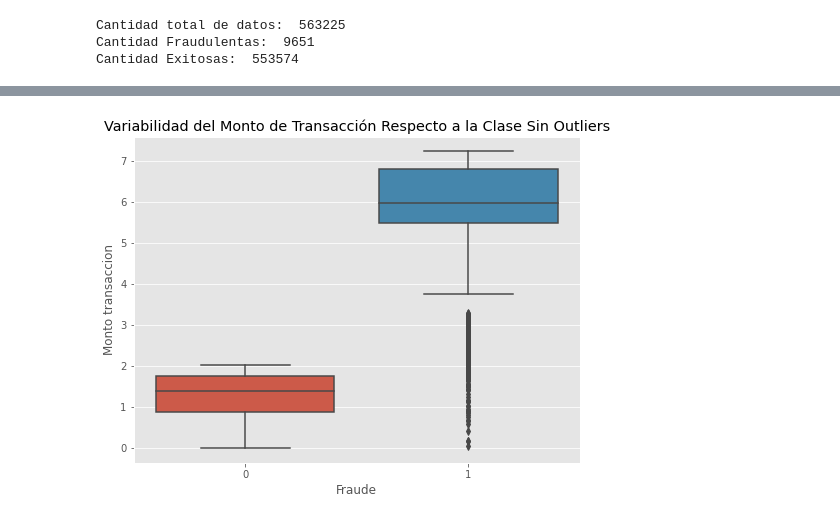
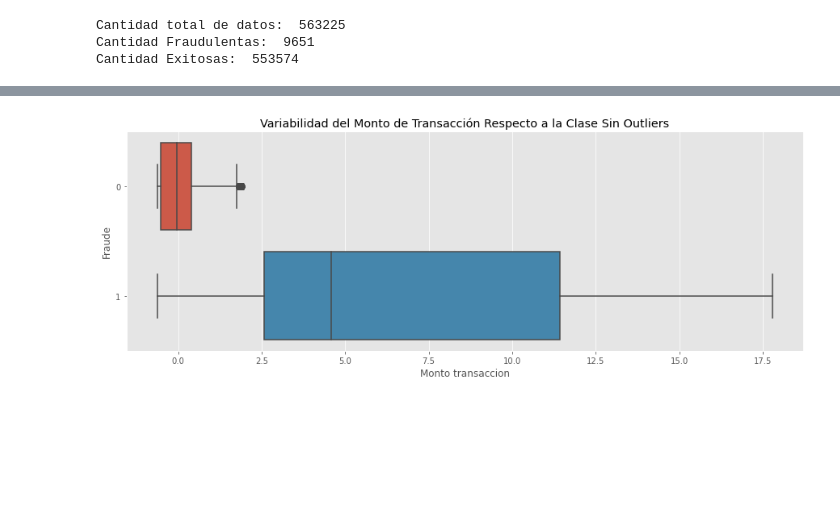
Before and after one commit to Bmez1/Proyecto_CD, a Jupyter notebook: Fraude.ipynb, the cells around one changed output, grey strips where cells are left out. Cells and saved outputs as stored; diff of their text form; code cells hidden in the pictures; blank space fills up the shorter version.

```diff
--- a/Fraude.ipynb
+++ b/Fraude.ipynb
@@ -547,0 +588,12 @@ data2.head(5)
+# %%
+#Escalando Datos
+from sklearn.preprocessing import StandardScaler, RobustScaler
+
+#std_Escaler = StandardScaler()
+rob_Escaler = RobustScaler()
+# %%
+data2['Monto transaccion'] = rob_Escaler.fit_transform(data2['Monto transaccion'].values.reshape(-1, 1))
+data2['Hora transaccion'] = rob_Escaler.fit_transform(data2['Hora transaccion'].values.reshape(-1, 1))
+data2['No tarjeta cliente'] = rob_Escaler.fit_transform(data2['No tarjeta cliente'].values.reshape(-1, 1))
+data2['edad'] = rob_Escaler.fit_transform(data2['edad'].values.reshape(-1, 1))
+data2.head(5)
@@ -591,10 +651,10 @@ cantidad[0]*porcentaje + cantidad[1]
 # %%
 #Obtener muestra aleatoria de los datos
-data3 = data2.sample(frac = 1)
+data2 = data2.sample(frac = 1)
 
 #Separamos las cantidades por la Clase y escogemos la submuestra de la clase mayoritaria
-data_Fra = data3.loc[data2['Fraude'] == 1]
-data_Exi = data3.loc[data2['Fraude'] == 0].sample(frac = porcentaje)
+data_Fra = data2.loc[data2['Fraude'] == 1]
+data_Exi = data2.loc[data2['Fraude'] == 0][:cantidad[1]]
 
 #Uniendo los datos
 new_Data = pd.concat([data_Fra, data_Exi]).sample(frac = 1, random_state = 1)
@@ -639,13 +719,13 @@ plt.show()
 # %%
 #Tratando los datos atípicos del atributo monto de transacción cuando el registro es fraudulento
-reg_Exit = data[data.Fraude == 0]
-reg_Fra = data[data.Fraude == 1]
-Q1 = np.log(reg_Exit['Monto transaccion']).quantile(.25)
-Q3 = np.log(reg_Exit['Monto transaccion']).quantile(.75)
+reg_Exit = new_Data[new_Data.Fraude == 0]
+reg_Fra = new_Data[new_Data.Fraude == 1]
+Q1 = reg_Exit['Monto transaccion'].quantile(.25)
+Q3 = reg_Exit['Monto transaccion'].quantile(.75)
 IQR = Q3 - Q1
-mediana = np.log(reg_Exit['Monto transaccion']).median()
-v_Min = np.log(reg_Exit['Monto transaccion']).min()
-v_Max = np.log(reg_Exit['Monto transaccion']).max()
+mediana = reg_Exit['Monto transaccion'].median()
+v_Min = reg_Exit['Monto transaccion'].min()
+v_Max = reg_Exit['Monto transaccion'].max()
 big_Inf = (Q1 - 1.5 * IQR)
 big_Sup = (Q3 + 1.5 * IQR)
 # %%
@@ -678,8 +760,7 @@ Name: Monto transaccion, dtype: int64
 # %%
-plt.figure(figsize=(8, 6))
-datos_sin_out = pd.concat([reg_Exit[reg_Exit['Monto transaccion'] <= big_Sup], reg_Fra], ignore_index=True)
-ax = sb.boxplot(y = np.log(datos_sin_out["Monto transaccion"]), x = datos_sin_out['Fraude'])
+plt.figure(figsize=(15, 5))
+ax = sb.boxplot(x = "Monto transaccion", y = 'Fraude', data = datos_sin_out, orient = 'h')
 ax.set_title('Variabilidad del Monto de Transacción Respecto a la Clase Sin Outliers')
 plt.show()
 # %% [output]
-[figure, old version]
+[figure, new version]
```
Also changed, not shown: parts of 35 cells of this notebook.
